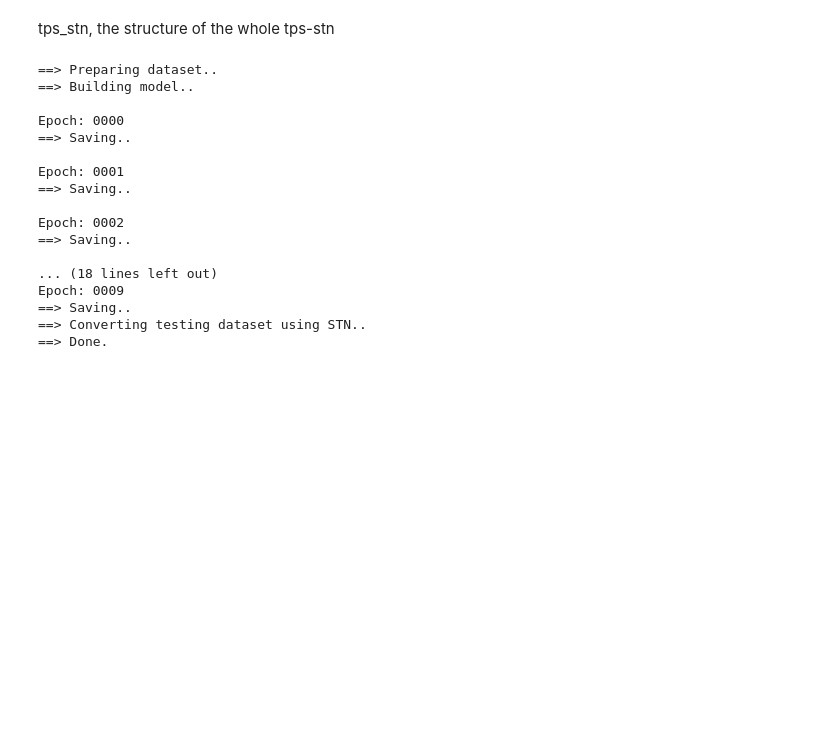
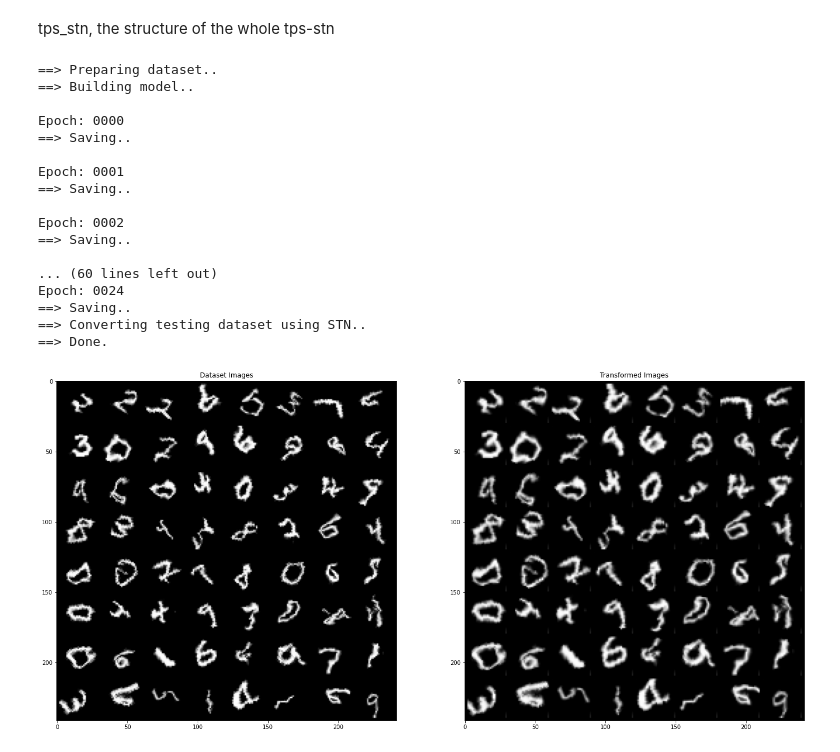
Before and after one commit to Wang-jun-jjie/TPS-STN, a Jupyter notebook: TPS-STN.ipynb, the cells around one changed output. Cells and saved outputs as stored; diff of their text form; code cells hidden in the pictures; blank space fills up the shorter version.

```diff
--- a/TPS-STN.ipynb
+++ b/TPS-STN.ipynb
@@ -30,11 +31,11 @@ pytorch version: 1.8.1+cu111
 class opts:
     def __init__(self):
         self.resume = False
-        self.sess = 'test_run'
+        self.sess = 'finer'
         self.seed = 37434461
         self.batch_size = 64
-        self.epochs = 10
-        self.n_grid_density = 2
+        self.epochs = 25
+        self.n_grid_density = 8
         self.image_size = 28
         self.data_directory = './mnist_dis'
         self.output_directory = './mnist_stn'
@@ -167,7 +274,10 @@ class tps_stn(nn.Module):
 
         self.follower = follower(args)
         self.localizer = localizer(args, src_points)
-        self.tps_warper = tps_warper(args, self.src_points)
+        self.affine_localizer = affine_localizer(args)
+        self.tps_warper = tps_warper(args, src_points)
+        # self.affine_warper = affine_warper(args)
+        # self.tps_warper = tps_warper(args, self.src_points)
 
     # src_points create upon the n_grid_density is given
     def get_src_points(self, batch_size, n_grid_density=4, grid_span=0.9):
@@ -177,7 +287,9 @@ class tps_stn(nn.Module):
 
     def stn(self, x):
         kernel_points = self.localizer(x)
+        theta = self.affine_localizer(x).view(-1, 2, 3)
         warped_x = self.tps_warper(x, kernel_points)
+        # warped_x = self.affine_warper(warped_x, theta)
         return warped_x
 
     def forward(self, x):
@@ -330,17 +442,52 @@ def main():
             if not os.path.exists(testing_directory + str(classes)):
                 os.makedirs(testing_directory + str(classes))
         print('==> Converting testing dataset using STN..')
+        mean, std = (0.1307,), (0.3081,)
+        inv_normalize = transforms.Normalize(
+            mean= [-m/s for m, s in zip(mean, std)],
+            std= [1/s for s in std]
+        )
         with torch.no_grad():
             for batch_idx, (data, target, filename) in enumerate(test_loader):
                 data, target = data.to(device), target.to(device)
 
                 output_image = model.stn(data)
+                output_image = inv_normalize(output_image)
+                output_image = torch.clamp(output_image, 0, 1)
+
                 for index, f in enumerate(filename):
                     image = output_image[index].detach().cpu()
                     f = testing_directory + f # it includes last dirname (same as target)
                     torchvision.utils.save_image(image, f)
-
-        pass
+    # visualize
+    def visualize():
+        model.eval()
+        # load the best state_dict
+        checkpoint = torch.load('./checkpoint/' + args.sess + '_' + str(args.seed) + '.pth')
+        prev_acc = checkpoint['acc']
+        model.load_state_dict(checkpoint['model_state_dict'])
+        optimizer.load_state_dict(checkpoint['optimizer_state_dict'])
+        torch.set_rng_state(checkpoint['rng_state'])
+        mean, std = (0.1307,), (0.3081,)
+        inv_normalize = transforms.Normalize(
+            mean= [-m/s for m, s in zip(mean, std)],
+            std= [1/s for s in std]
+        )
+        with torch.no_grad():
+            data = next(iter(test_loader))[0].to(device)
+            input_image = inv_normalize(data)
+            input_image = torch.clamp(input_image, 0, 1)
+            output_image = model.stn(data)
+            output_image = inv_normalize(output_image)
+            output_image = torch.clamp(output_image, 0, 1)
+            in_grid = torchvision.utils.make_grid(input_image.detach().cpu()).permute(1,2,0).numpy()
+            out_grid = torchvision.utils.make_grid(output_image.detach().cpu()).permute(1,2,0).numpy()
+            fig, axs = plt.subplots(1, 2, figsize=(24, 12))
+            axs[0].imshow(in_grid)
+            axs[0].set_title('Dataset Images')
+            axs[1].imshow(out_grid)
+            axs[1].set_title('Transformed Images')
+            plt.show()
     # Save checkpoint
     def checkpoint(acc, epoch):
         print('==> Saving..')
@@ -371,32 +518,36 @@ def main():
             checkpoint(train_acc, epoch)
     train_time = time.time()
     logger.info('Total train time: %.4f minutes', (train_time - start_train_time)/60)
 
     # Evaluation
     logger.info('Test Loss \t Test Acc')
     test_loss, test_acc = test(epoch)
     logger.info('%9.4f \t %8.4f', test_loss, test_acc)
 
     # Converting testing dataset using STN..
     convert()
     print('==> Done.')
 
+    visualize()
+
+
 main()
 # %% [output]
 ==> Preparing dataset..
 ==> Building model..
 
 Epoch: 0000
 ==> Saving..
 
 Epoch: 0001
 ==> Saving..
 
 Epoch: 0002
 ==> Saving..
 
-... (18 lines left out)
-Epoch: 0009
+... (60 lines left out)
+Epoch: 0024
 ==> Saving..
 ==> Converting testing dataset using STN..
 ==> Done.
+[figure, added]
```
Also changed, not shown: parts of 7 cells of this notebook, 4 other files.
